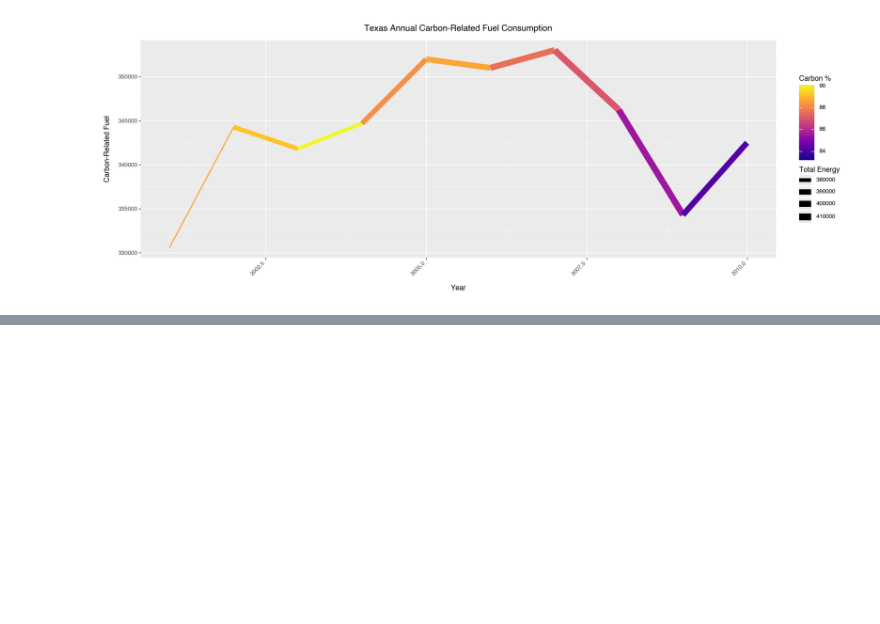
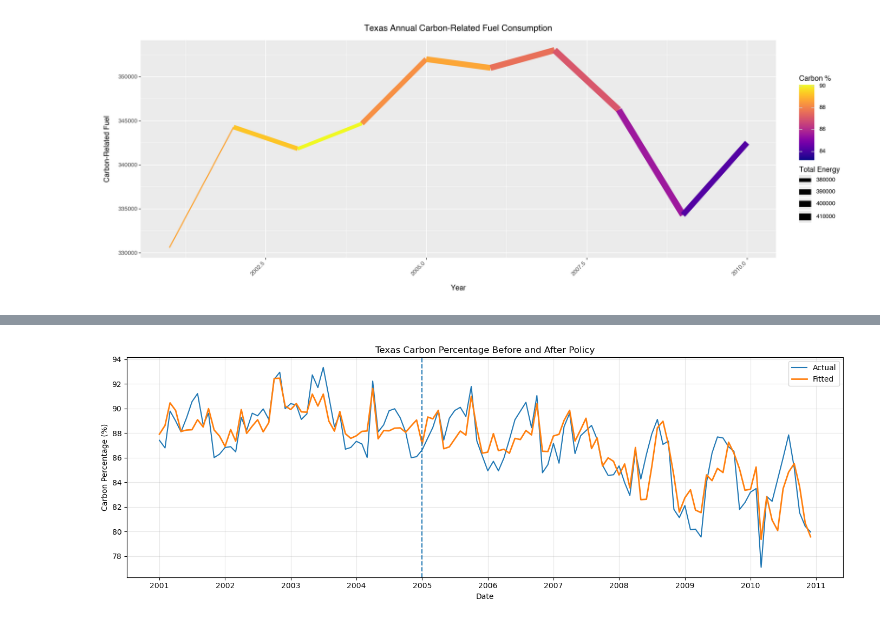
Before and after one commit to jasonbao9402/STA141B.FinalProject, a Jupyter notebook: data_visual.ipynb, the cells around one changed output, grey strips where cells are left out. Saved outputs shown, nothing was run; the diff lists cells and outputs as text; code cells hidden in the pictures; blank space fills up the shorter version.

```diff
--- a/data_visual.ipynb
+++ b/data_visual.ipynb
@@ -488,0 +518,8 @@ p
+# %%
+
+X = model_df[["time", "post_policy", "time_post"]]
+X = sm.add_constant(X).astype(float)
+y = model_df["carbon_pct"].astype(float)
+
+policy_model = sm.OLS(y, X).fit()
+print(policy_model.summary())
@@ -488,0 +544,13 @@ p
+# %%
+X_ctrl = model_df[[
+    "time", "post_policy", "time_post",
+    "Hydroelectric Conventional",
+    "Nuclear",
+    "Other_Renewables",
+    "Wind"
+]]
+X_ctrl = sm.add_constant(X_ctrl).astype(float)
+y = model_df["carbon_pct"].astype(float)
+
+policy_model_ctrl = sm.OLS(y, X_ctrl).fit()
+print(policy_model_ctrl.summary())
@@ -488,0 +575,17 @@ p
+# %%
+
+model_df["fitted_policy"] = policy_model_ctrl.predict(X_ctrl)
+
+plt.figure(figsize=(14, 5))
+plt.plot(model_df["Date"], model_df["carbon_pct"], label="Actual")
+plt.plot(model_df["Date"], model_df["fitted_policy"], label="Fitted", linewidth=2)
+plt.axvline(pd.Timestamp("2005-01-01"), linestyle="--")
+plt.title("Texas Carbon Percentage Before and After Policy")
+plt.xlabel("Date")
+plt.ylabel("Carbon Percentage (%)")
+plt.legend()
+plt.grid(True, alpha=0.3)
+plt.tight_layout()
+plt.show()
+# %% [output]
+[figure, added]
```
Also changed, not shown: parts of 25 cells of this notebook.
